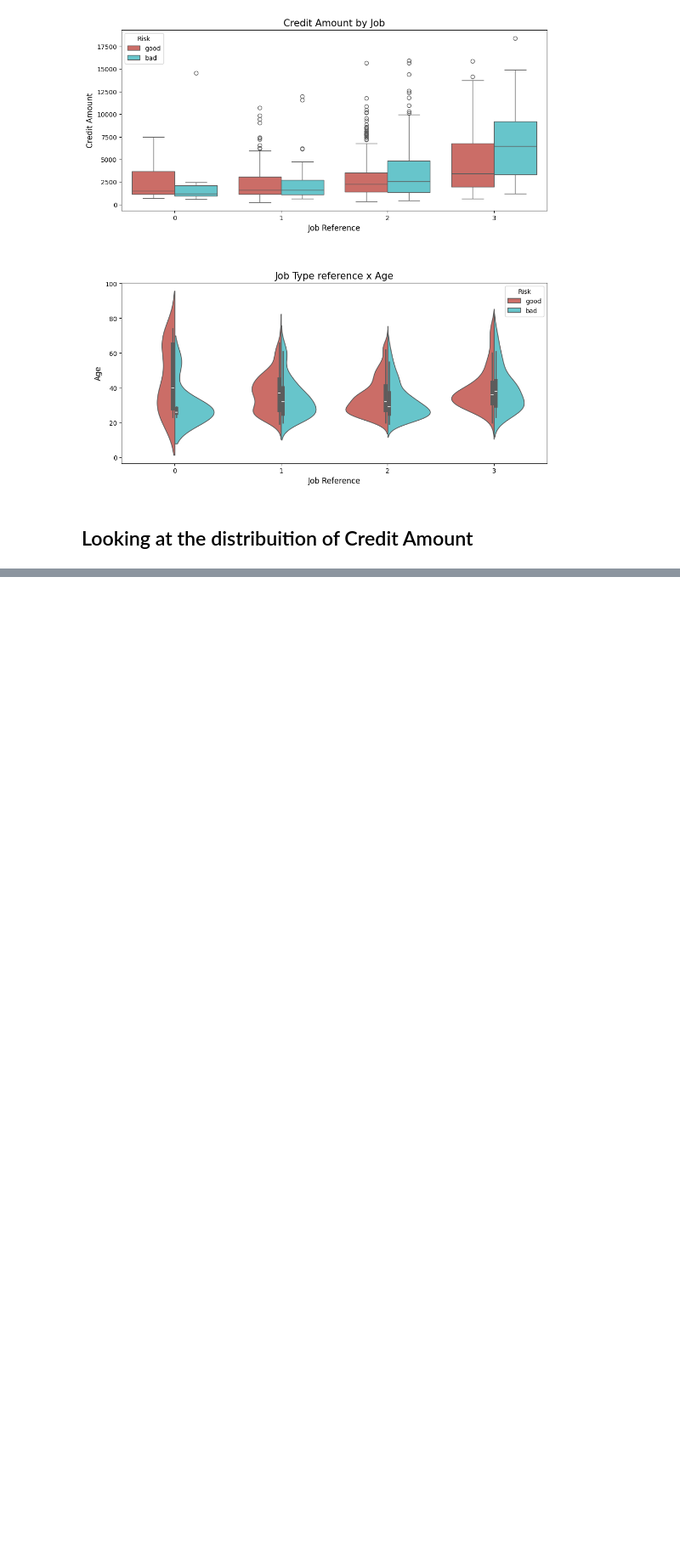
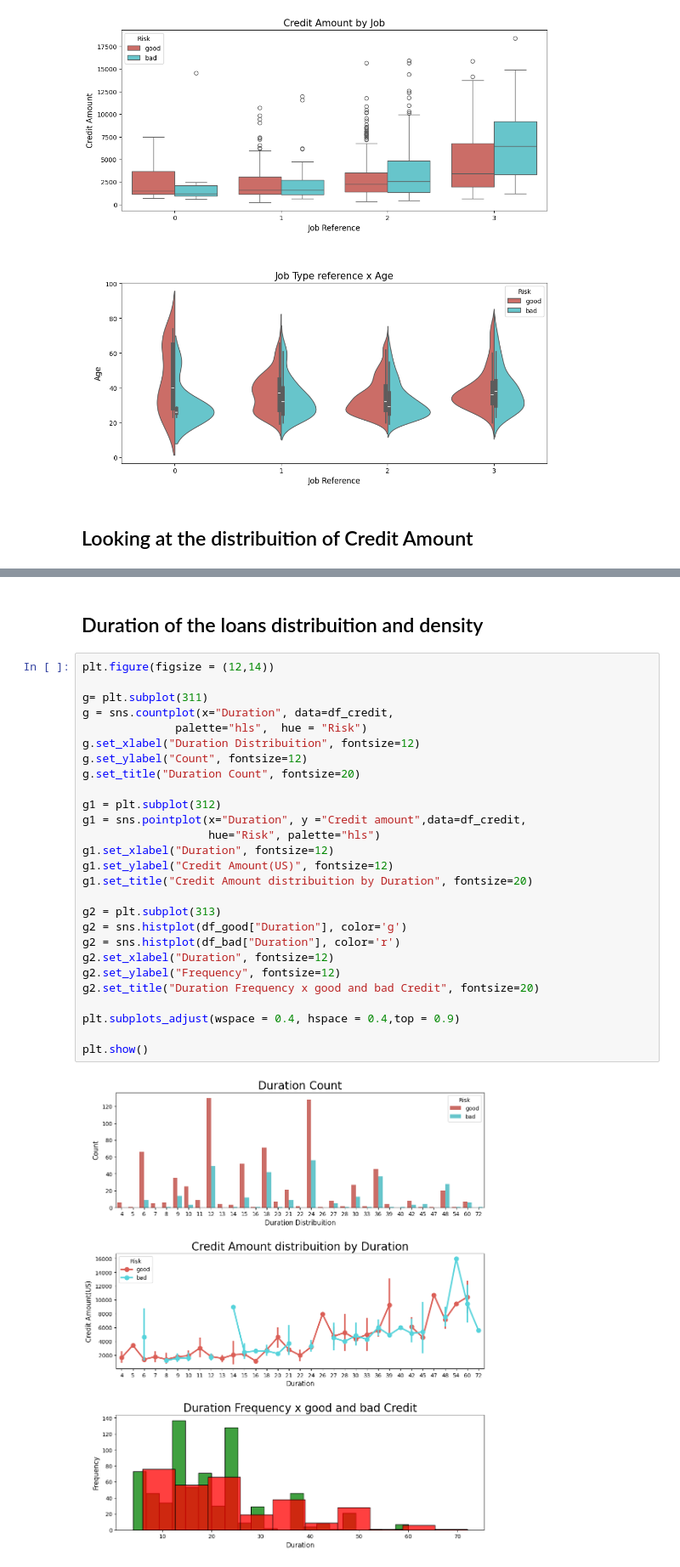
Before and after one commit to TheArc21/Credit-Risk, a Jupyter notebook: Credit_Risk_Model.ipynb, the cells around one changed output, grey strips where cells are left out. Shown at 85% size. Drawn from its saved outputs; the diff is of its cells as text; blank space fills up the shorter version.

```diff
--- a/Credit_Risk_Model.ipynb
+++ b/Credit_Risk_Model.ipynb
@@ -502,0 +659,31 @@ py.iplot(fig, filename='Distplot with Multiple Datasets')
+# %% [markdown]
+## Duration of the loans distribuition and density
+# %%
+plt.figure(figsize = (12,14))
+
+g= plt.subplot(311)
+g = sns.countplot(x="Duration", data=df_credit,
+              palette="hls",  hue = "Risk")
+g.set_xlabel("Duration Distribuition", fontsize=12)
+g.set_ylabel("Count", fontsize=12)
+g.set_title("Duration Count", fontsize=20)
+
+g1 = plt.subplot(312)
+g1 = sns.pointplot(x="Duration", y ="Credit amount",data=df_credit,
+                   hue="Risk", palette="hls")
+g1.set_xlabel("Duration", fontsize=12)
+g1.set_ylabel("Credit Amount(US)", fontsize=12)
+g1.set_title("Credit Amount distribuition by Duration", fontsize=20)
+
+g2 = plt.subplot(313)
+g2 = sns.histplot(df_good["Duration"], color='g')
+g2 = sns.histplot(df_bad["Duration"], color='r')
+g2.set_xlabel("Duration", fontsize=12)
+g2.set_ylabel("Frequency", fontsize=12)
+g2.set_title("Duration Frequency x good and bad Credit", fontsize=20)
+
+plt.subplots_adjust(wspace = 0.4, hspace = 0.4,top = 0.9)
+
+plt.show()
+# %% [output]
+[figure, added]
```
Also changed, not shown: parts of 34 cells of this notebook, 1 other file.
